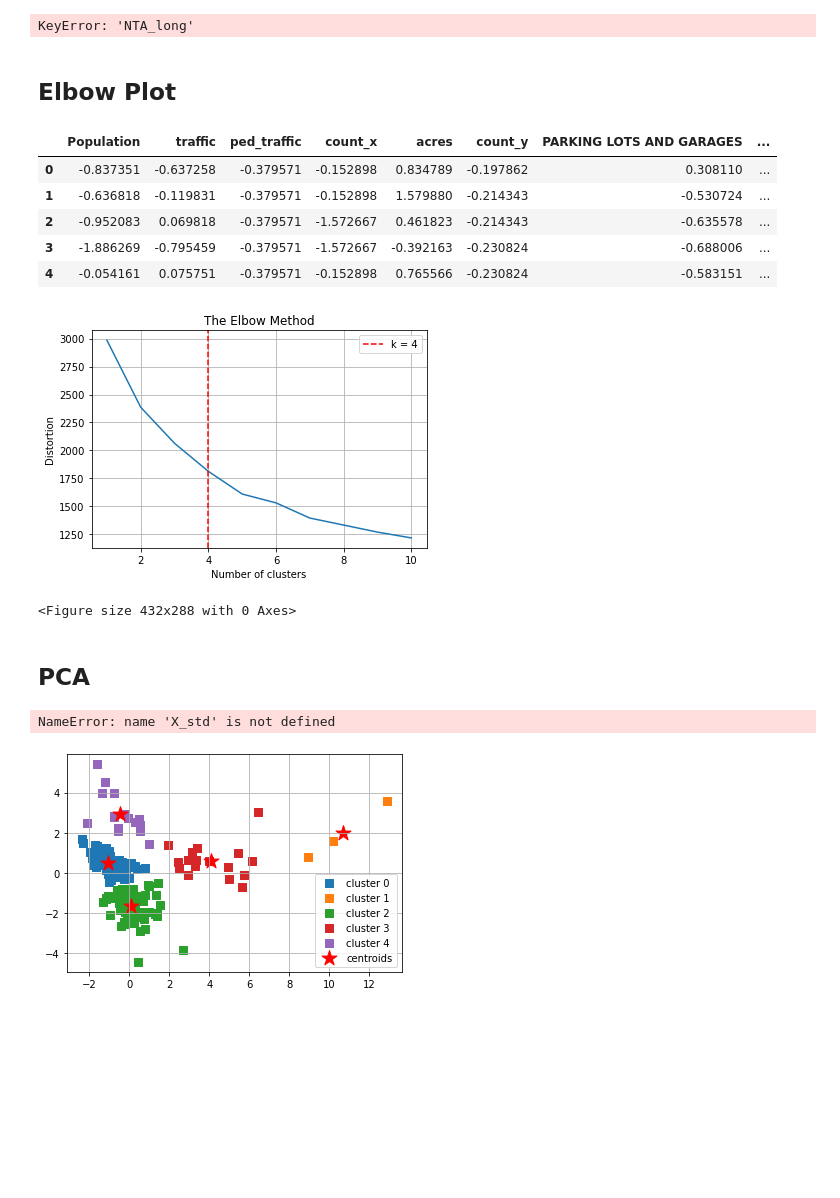
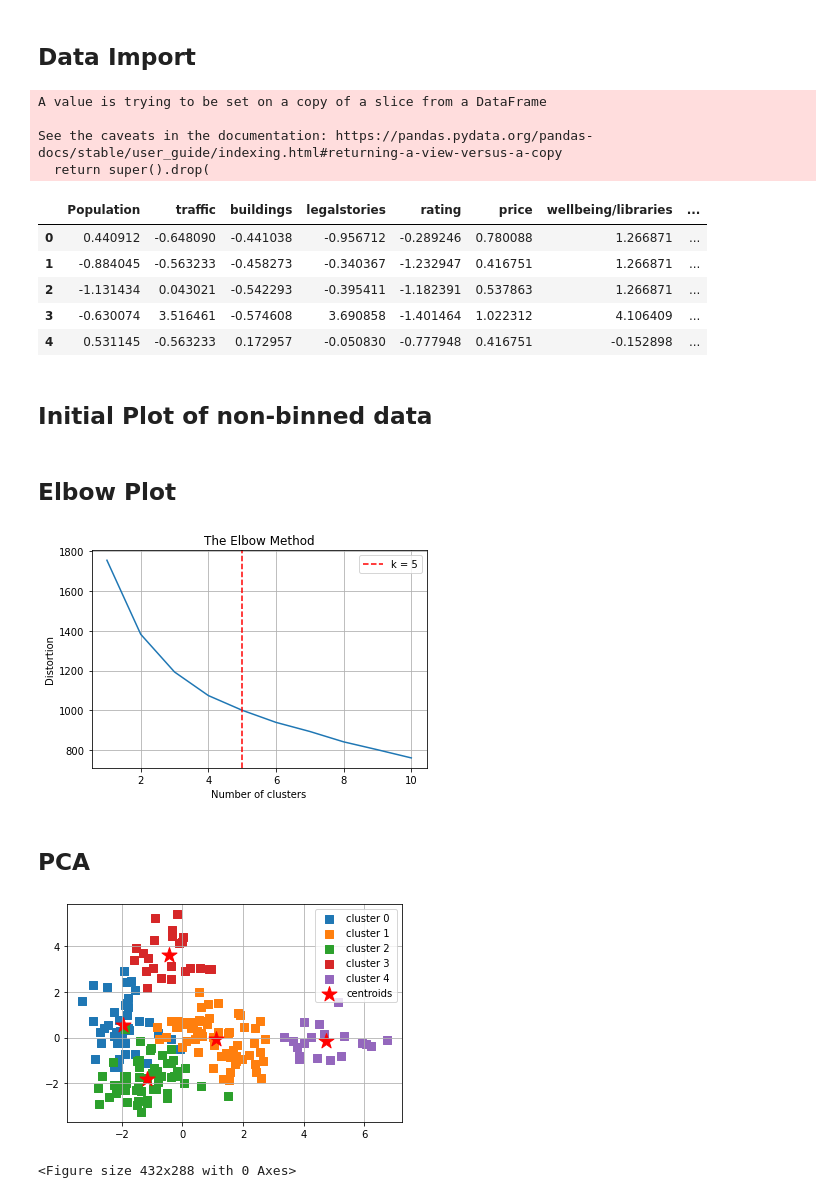
Before and after one commit to fynnweaver/Mid-Term-Project, a Jupyter notebook: notebooks/visualizations.ipynb, the cells around one changed output. Saved outputs shown, nothing was run; the diff lists cells and outputs as text; code cells hidden in the pictures; blank space fills up the shorter version.

Commit message:
Cluster v6 and Appendix Charts
Performed V6 clustering with tweaked weight and features
Added several appendix charts

```diff
--- a/notebooks/visualizations.ipynb
+++ b/notebooks/visualizations.ipynb
@@ -27,5 +15,0 @@ crs = {'init': 'epsg:2263'}
-# %%
-df_list = [pop_df, traf_df, ped_df, fac_df, hot_df, lib_df, park_df]
-new_df_list = llz_set(df_list)
-# %% [output]
-KeyError: 'NTA_long'
@@ -47,10 +16,17 @@ plt.savefig('../Mid-Term-Project/figures/pre_bin_map.png')
 # %% [markdown]
-## Elbow Plot
+## Data Import
 # %%
 master_df = pd.read_csv('../processed_data/master.csv')
 # %%
 X = master_df.iloc[:, 2:]
 lat_lng = master_df.iloc[:, 0:2]
+
+X.drop(['DAY CARE', 'wellbeing/hotels', 'density/p_meter', 'NON-PUBLIC K-12 SCHOOLS', 'acres', 'rest_insp_score'], axis=1, inplace=True)
+# %% [output]
+A value is trying to be set on a copy of a slice from a DataFrame
+
+See the caveats in the documentation: https://pandas.pydata.org/pandas-docs/stable/user_guide/indexing.html#returning-a-view-versus-a-copy
+  return super().drop(
 # %%
 #Scaling the data
 scaler = StandardScaler()
@@ -63,9 +39,16 @@ X_std = pd.DataFrame(scaler.transform(X.values),
 
 X_std.head()
 # %% [output]
-|  | Population | traffic | ped_traffic | count_x | acres | count_y | PARKING LOTS AND GARAGES | ... |
-| 0 | -0.837351 | -0.637258 | -0.379571 | -0.152898 | 0.834789 | -0.197862 | 0.308110 | ... |
-| 1 | -0.636818 | -0.119831 | -0.379571 | -0.152898 | 1.579880 | -0.214343 | -0.530724 | ... |
-| 2 | -0.952083 | 0.069818 | -0.379571 | -1.572667 | 0.461823 | -0.214343 | -0.635578 | ... |
-| 3 | -1.886269 | -0.795459 | -0.379571 | -1.572667 | -0.392163 | -0.230824 | -0.688006 | ... |
-| 4 | -0.054161 | 0.075751 | -0.379571 | -0.152898 | 0.765566 | -0.230824 | -0.583151 | ... |
+|  | Population | traffic | buildings | legalstories | rating | price | wellbeing/libraries | ... |
+| 0 | 0.440912 | -0.648090 | -0.441038 | -0.956712 | -0.289246 | 0.780088 | 1.266871 | ... |
+| 1 | -0.884045 | -0.563233 | -0.458273 | -0.340367 | -1.232947 | 0.416751 | 1.266871 | ... |
+| 2 | -1.131434 | 0.043021 | -0.542293 | -0.395411 | -1.182391 | 0.537863 | 1.266871 | ... |
+| 3 | -0.630074 | 3.516461 | -0.574608 | 3.690858 | -1.401464 | 1.022312 | 4.106409 | ... |
+| 4 | 0.531145 | -0.563233 | 0.172957 | -0.050830 | -0.777948 | 0.416751 | -0.152898 | ... |
+# %%
+df_latlong = pd.read_csv('../processed_data/NTA_coords.csv')
+df_latlong = df_latlong * 18
+
+X_std = pd.concat([X_std, df_latlong], axis=1)
+# %% [markdown]
+## Initial Plot of non-binned data
@@ -72,43 +84,43 @@ X_std.head()
+# %% [markdown]
+## Elbow Plot
 # %%
 max_k = 10
 ## iterations
 distortions = []
 for i in range(1, max_k+1):
     if len(X_std) >= i:
-        model = cluster.KMeans(n_clusters=i, init='k-means++', max_iter=100, n_init=10)
+        model = cluster.KMeans(n_clusters=i, init='k-means++', max_iter=1000, n_init=100)
         model.fit(X_std)
         distortions.append(model.inertia_)
 
 k = [i*100 for i in np.diff(distortions,2)].index(min([i*100 for i
      in np.diff(distortions,2)]))
 
 fig, ax = plt.subplots()
 ax.plot(range(1, len(distortions)+1), distortions)
 ax.axvline(k, ls='--', color="red", label="k = "+str(k))
 ax.set(title='The Elbow Method', xlabel='Number of clusters',
        ylabel="Distortion")
 ax.legend()
 ax.grid(True)
 plt.show()
-plt.savefig('../figures/elbow-method.png')
 # %% [output]
-[figure, old version]
+[figure, new version]
-<Figure size 432x288 with 0 Axes>
 # %% [markdown]
 ## PCA
 # %%
 pca = PCA()
 principalComponents = pca.fit_transform(X_std)
 PCA_components = pd.DataFrame(principalComponents)
-# %% [output]
-NameError: name 'X_std' is not defined
 # %%
 km = KMeans(n_clusters=5, n_init=1000)
 y_km = km.fit_predict(principalComponents)
 # %%
-plot_clusters(principalComponents, y_km, plt_cluster_centers= True)
+plot_clusters(principalComponents, y_km, plt_cluster_centers=True)
+plt.savefig('../figures/appendix/pca.png')
 # %% [output]
-[figure, old version]
+[figure, new version]
+<Figure size 432x288 with 0 Axes>
 # %%
 def plot_dendrogram(X,method ='ward'):
     dendrogram = sch.dendrogram(sch.linkage(X, method=method))
```
Also changed, not shown: parts of 17 cells of this notebook, 12 other files.
